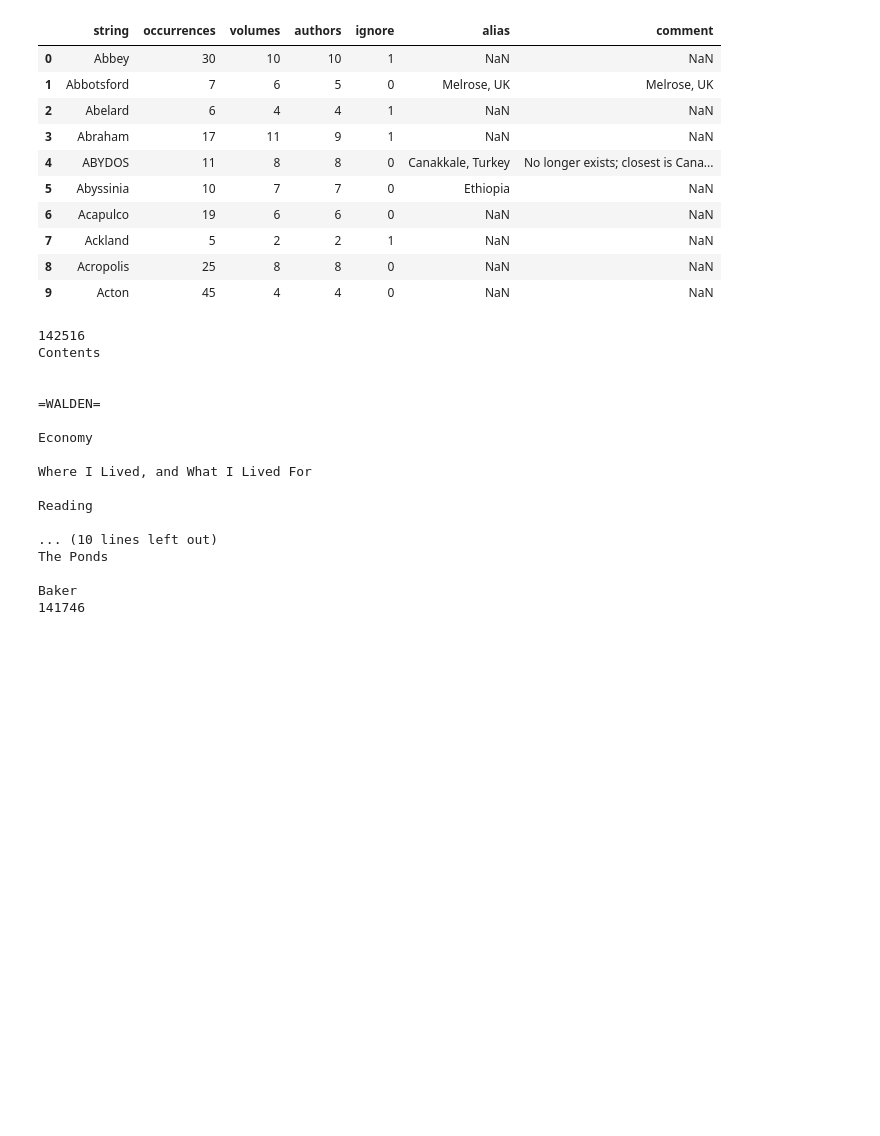
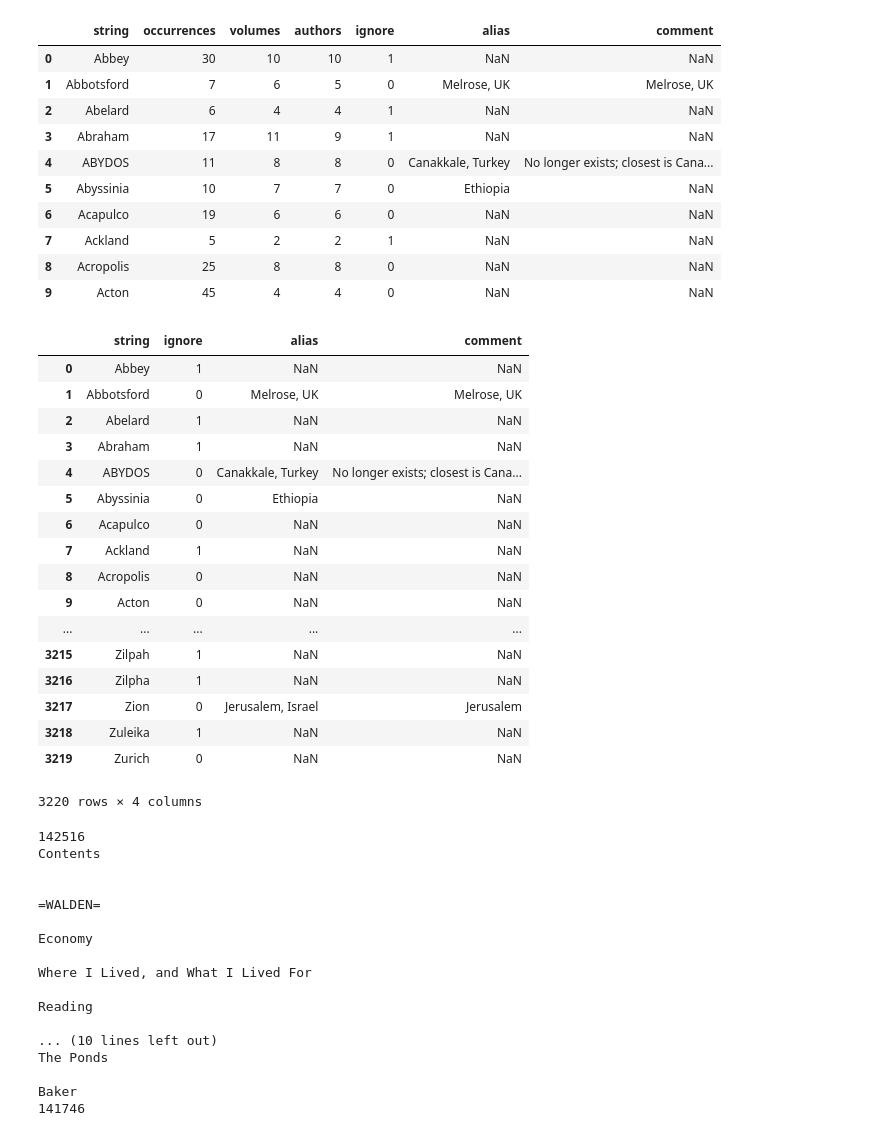
Before and after one commit to historybman/datahum, a Jupyter notebook: code/weektengeography.ipynb, the cells around one changed output. Saved outputs shown, nothing was run; the diff lists cells and outputs as text; code cells hidden in the pictures; blank space fills up the shorter version.

Commit message:
struggling with filter and testing

```diff
--- a/code/weektengeography.ipynb
+++ b/code/weektengeography.ipynb
@@ -451,6 +451,27 @@ wilkens.head(10)
 | 7 | Ackland | 5 | 2 | 2 | 1 | NaN | NaN |
 | 8 | Acropolis | 25 | 8 | 8 | 0 | NaN | NaN |
 | 9 | Acton | 45 | 4 | 4 | 0 | NaN | NaN |
+# %%
+wilkens.filter(items =['string', 'ignore', 'alias', 'comment'])
+# %% [output]
+|  | string | ignore | alias | comment |
+| 0 | Abbey | 1 | NaN | NaN |
+| 1 | Abbotsford | 0 | Melrose, UK | Melrose, UK |
+| 2 | Abelard | 1 | NaN | NaN |
+| 3 | Abraham | 1 | NaN | NaN |
+| 4 | ABYDOS | 0 | Canakkale, Turkey | No longer exists; closest is Cana... |
+| 5 | Abyssinia | 0 | Ethiopia | NaN |
+| 6 | Acapulco | 0 | NaN | NaN |
+| 7 | Ackland | 1 | NaN | NaN |
+| 8 | Acropolis | 0 | NaN | NaN |
+| 9 | Acton | 0 | NaN | NaN |
+| ... | ... | ... | ... | ... |
+| 3215 | Zilpah | 1 | NaN | NaN |
+| 3216 | Zilpha | 1 | NaN | NaN |
+| 3217 | Zion | 0 | Jerusalem, Israel | Jerusalem |
+| 3218 | Zuleika | 1 | NaN | NaN |
+| 3219 | Zurich | 0 | NaN | NaN |
+3220 rows × 4 columns
 # %%
 with open("../data/walden.txt", encoding = "utf-8") as f:
 
```
Also changed, not shown: parts of 5 cells of this notebook.
